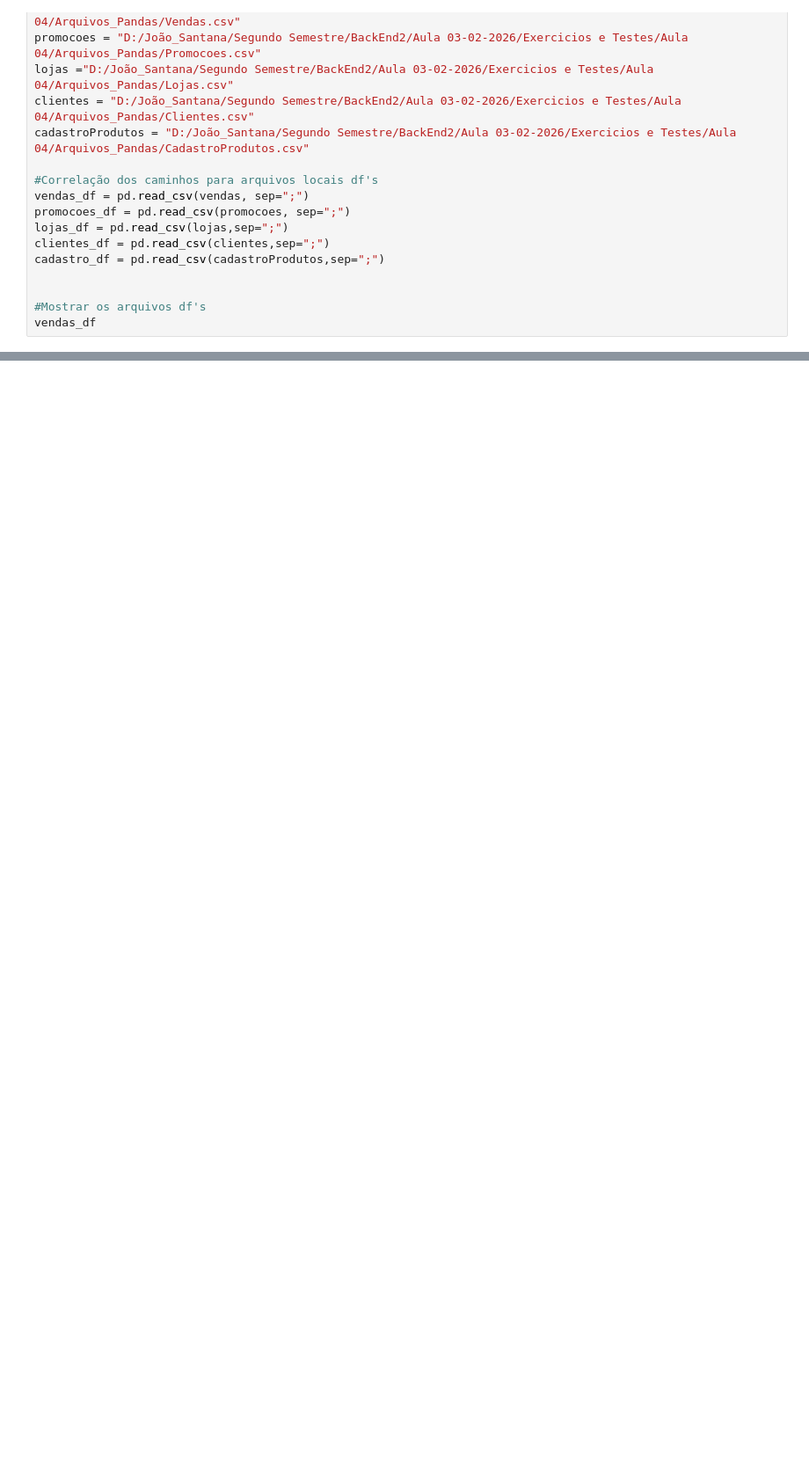
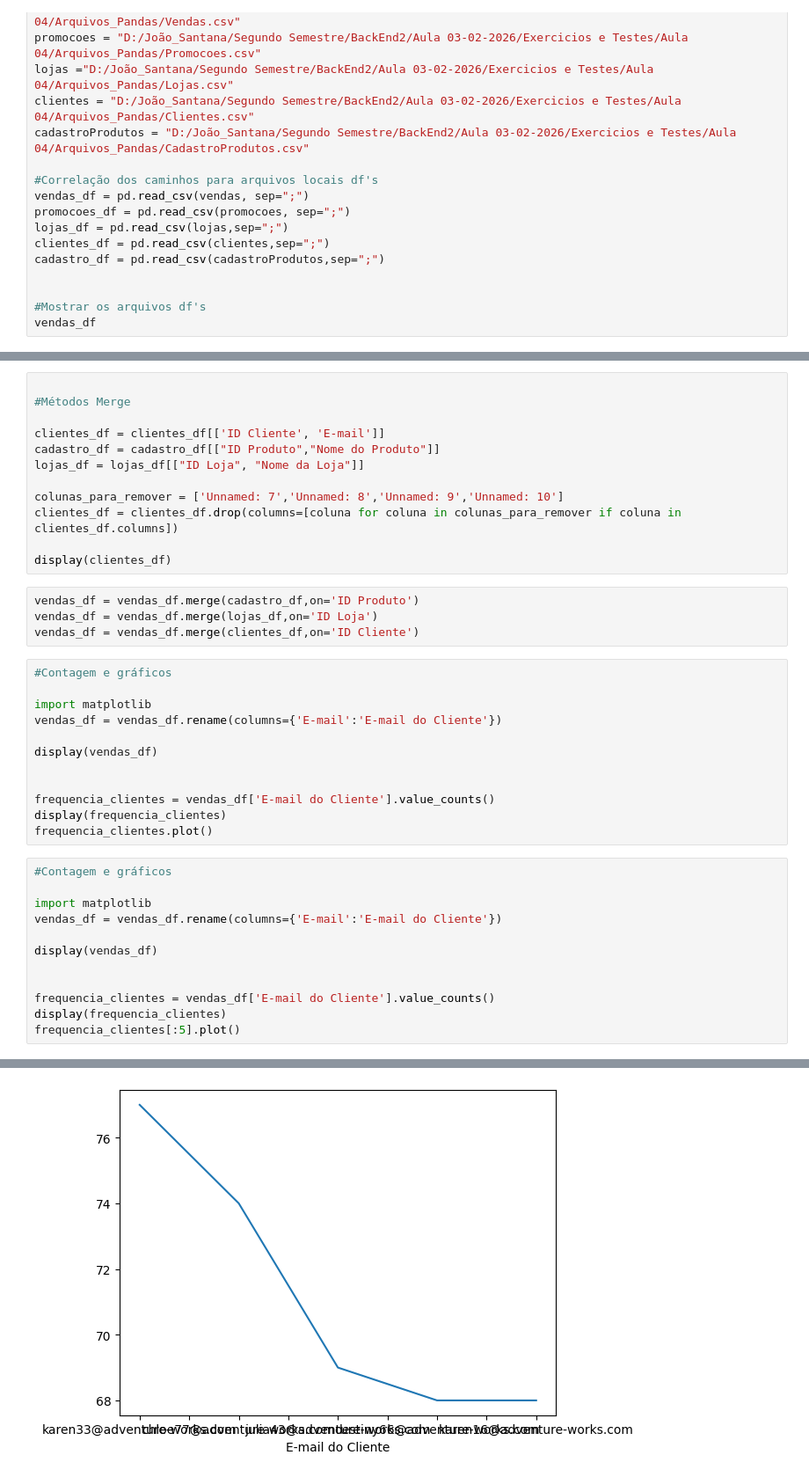
Before and after one commit to joaopsantana25-beep/BackEnd, a Jupyter notebook: Aula 03-02-2026/Exercicios e Testes/Aula 04/Exercicios e Testes Aula 04.ipynb, the cells around one changed output, grey strips where cells are left out. Shown at 88% size. Saved outputs shown, nothing was run; the diff lists cells and outputs as text; blank space fills up the shorter version.

```diff
--- a/Aula 03-02-2026/Exercicios e Testes/Aula 04/Exercicios e Testes Aula 04.ipynb
+++ b/Aula 03-02-2026/Exercicios e Testes/Aula 04/Exercicios e Testes Aula 04.ipynb
@@ -71,0 +90,41 @@ Name: ID Cliente, Length: 980642, dtype: int64
+# %%
+
+#Métodos Merge
+
+clientes_df = clientes_df[['ID Cliente', 'E-mail']]
+cadastro_df = cadastro_df[["ID Produto","Nome do Produto"]]
+lojas_df = lojas_df[["ID Loja", "Nome da Loja"]]
+
+colunas_para_remover = ['Unnamed: 7','Unnamed: 8','Unnamed: 9','Unnamed: 10']
+clientes_df = clientes_df.drop(columns=[coluna for coluna in colunas_para_remover if coluna in clientes_df.columns])
+
+display(clientes_df)
+# %%
+vendas_df = vendas_df.merge(cadastro_df,on='ID Produto')
+vendas_df = vendas_df.merge(lojas_df,on='ID Loja')
+vendas_df = vendas_df.merge(clientes_df,on='ID Cliente')
+# %%
+#Contagem e gráficos
+
+import matplotlib
+vendas_df = vendas_df.rename(columns={'E-mail':'E-mail do Cliente'})
+
+display(vendas_df)
+
+
+frequencia_clientes = vendas_df['E-mail do Cliente'].value_counts()
+display(frequencia_clientes)
+frequencia_clientes.plot()
+# %%
+#Contagem e gráficos
+
+import matplotlib
+vendas_df = vendas_df.rename(columns={'E-mail':'E-mail do Cliente'})
+
+display(vendas_df)
+
+
+frequencia_clientes = vendas_df['E-mail do Cliente'].value_counts()
+display(frequencia_clientes)
+frequencia_clientes[:5].plot()
+# %% [output]
@@ -71,0 +158 @@ Name: ID Cliente, Length: 980642, dtype: int64
+[figure, added]
```
Also changed, not shown: parts of 9 cells of this notebook.
